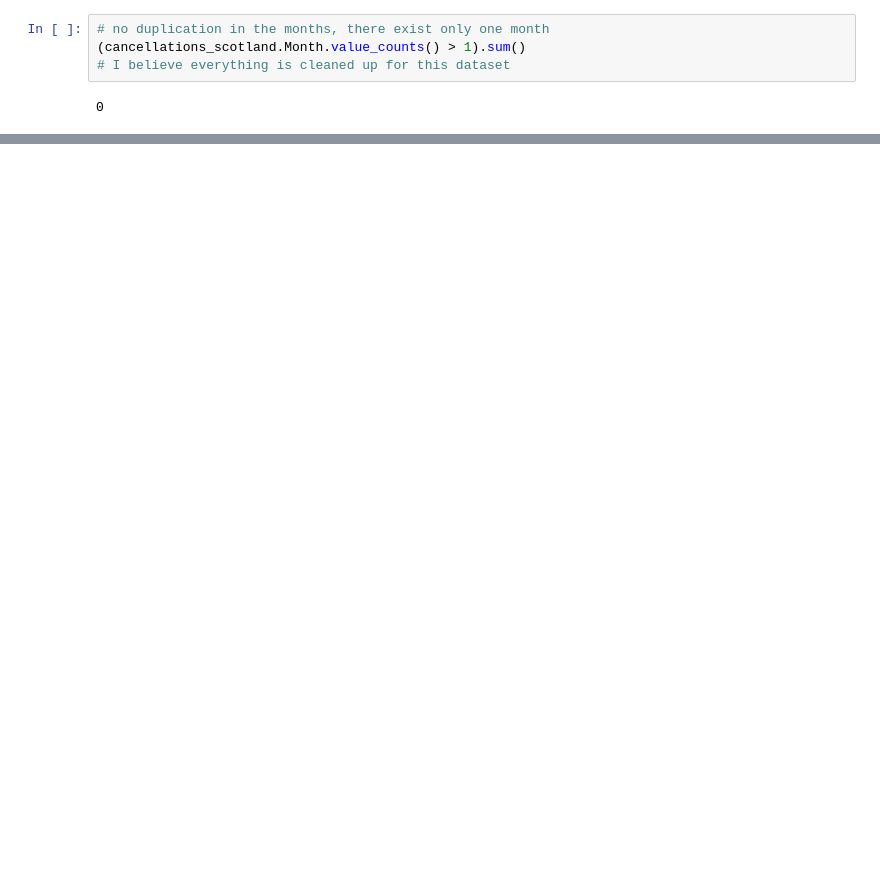
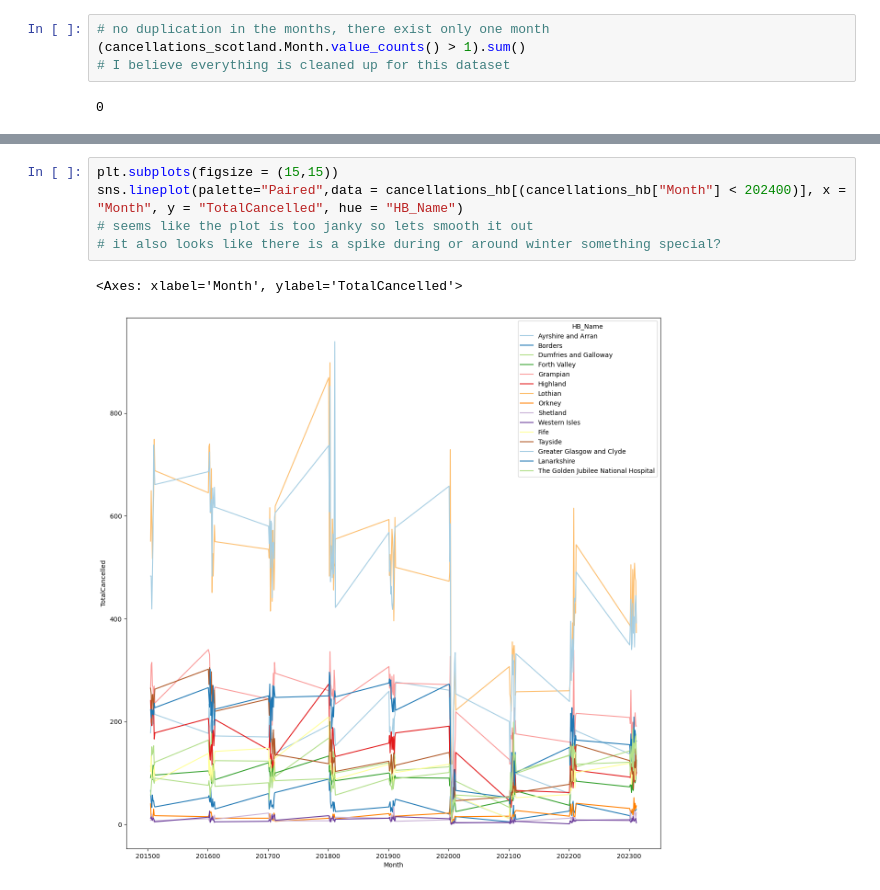
Before and after one commit to brianej/fdscw3, a Jupyter notebook: code.ipynb, the cells around one changed output, grey strips where cells are left out. Cells and saved outputs as stored; diff of their text form; blank space fills up the shorter version.

```diff
--- a/code.ipynb
+++ b/code.ipynb
@@ -365,0 +503,8 @@ Name: Month, dtype: int64>
+# %%
+plt.subplots(figsize = (15,15))
+sns.lineplot(palette="Paired",data = cancellations_hb[(cancellations_hb["Month"] < 202400)], x = "Month", y = "TotalCancelled", hue = "HB_Name")
+# seems like the plot is too janky so lets smooth it out
+# it also looks like there is a spike during or around winter something special?
+# %% [output]
+<Axes: xlabel='Month', ylabel='TotalCancelled'>
+[figure, added]
```
Also changed, not shown: parts of 18 cells of this notebook, 3 other files.
